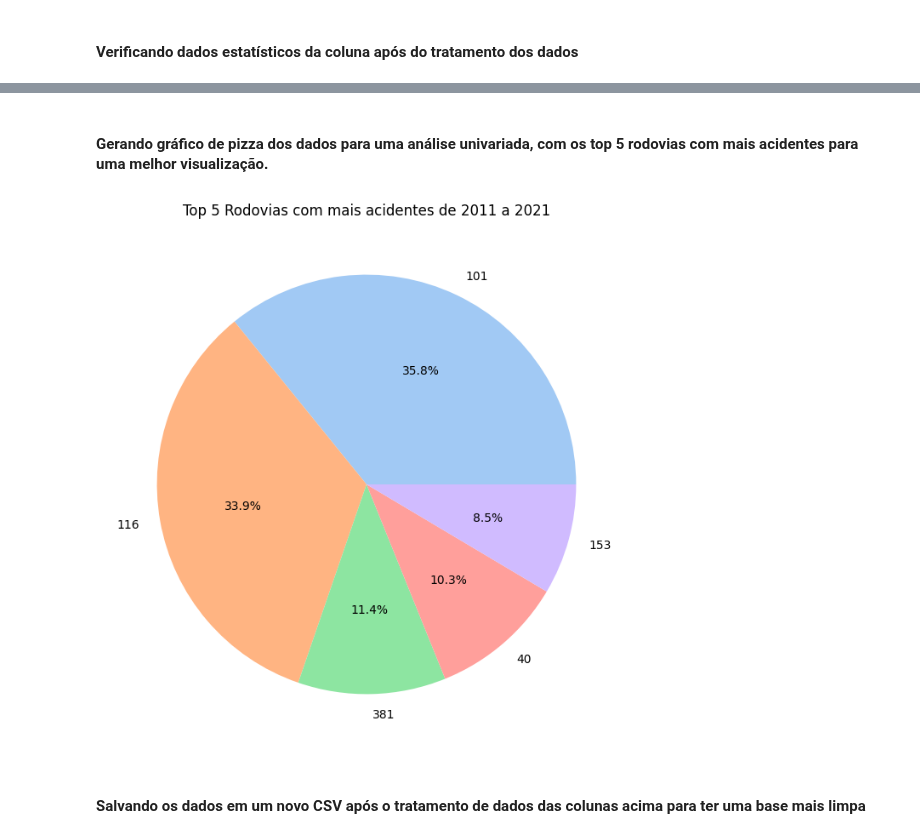
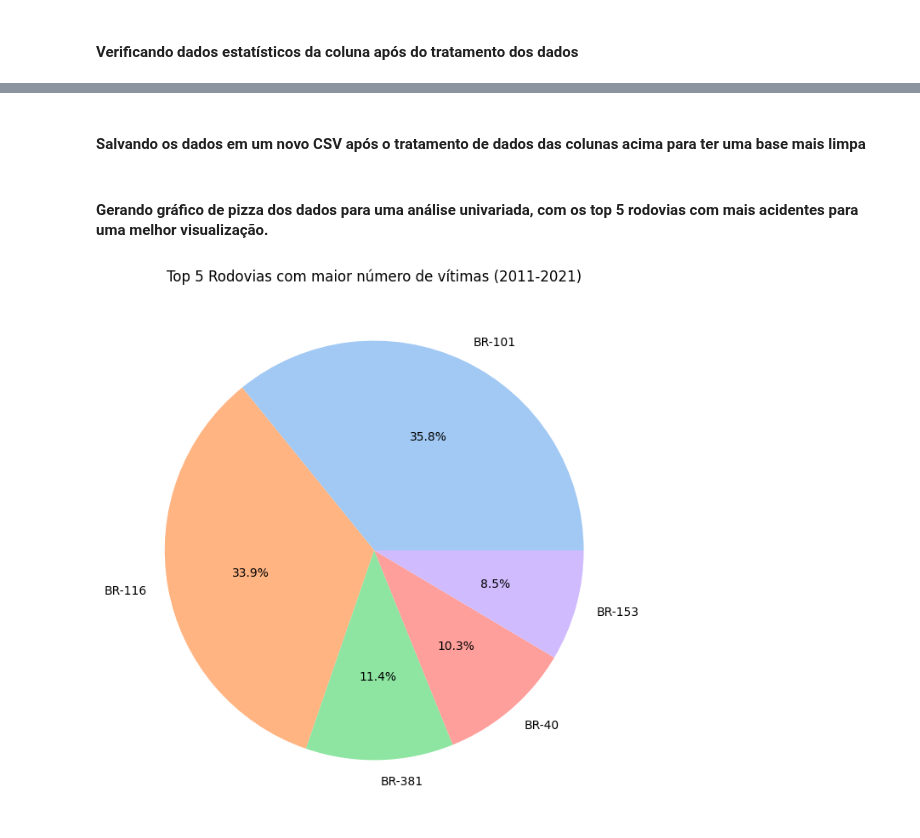
Before and after one commit to evidal1990/coderhouse_datascience, a Jupyter notebook: src/analysis/file_analysis_br.ipynb, the cells around one changed output, grey strips where cells are left out. Saved outputs shown, nothing was run; the diff lists cells and outputs as text; code cells hidden in the pictures.

Commit message:
Finalizando tratamento dos dados da coluna br

```diff
--- a/src/analysis/file_analysis_br.ipynb
+++ b/src/analysis/file_analysis_br.ipynb
@@ -8,7 +8,7 @@ import pandas as pd
 #### Lendo os dados da base única de 2011 a 2021
 # %%
 df_accidents = pd.read_csv(
-    "../../databases/acidentes2011_2021_tratado_v1.csv"
+    "../../databases/acidentes2011_2021.csv"
 )
 df_accidents.info()
 # %% [output]
@@ -67,3 +62,0 @@ np.int64(1399)
-# %%
-df_accidents["br"] = pd.to_numeric(df_accidents["br"], errors="coerce").astype("Int64")
-df_accidents["br"].isna().sum()
@@ -72 +63,7 @@ np.int64(1399)
+# %%
+br_column = pd.to_numeric(
+    df_accidents["br"], errors="coerce").fillna(0).astype("int")
+br_column = br_column.apply(
+    lambda data: f'BR-{data}' if data != 0 else "Desconhecido")
+df_accidents["br"] = br_column
 # %% [markdown]
@@ -92,19 +85,20 @@ Name: br, dtype: Float64
-# %% [markdown]
-#### Gerando gráfico de pizza dos dados para uma análise univariada, com os top 5 rodovias com mais acidentes para uma melhor visualização.
-# %%
-top_n = 5
-
-df_counts = df_accidents["br"].value_counts().nlargest(top_n).reset_index()
-df_counts.columns = ["Categoria", "Frequência"]
-
-plt.figure(figsize=(8, 8))
-plt.pie(df_counts["Frequência"], labels=df_counts["Categoria"], autopct="%1.1f%%", colors=sns.color_palette("pastel", len(df_counts)))
-plt.title(f'Top {top_n} Rodovias com mais acidentes de 2011 a 2021')
-plt.show()
-# %% [output]
-[figure, removed]
 # %% [markdown]
 #### Salvando os dados em um novo CSV após o tratamento de dados das colunas acima para ter uma base mais limpa
 # %%
 with open("../../databases/acidentes2011_2021_tratado_v1.csv", "w") as f:
     df_accidents.to_csv(f, index=False)
+# %% [markdown]
+#### Gerando gráfico de pizza dos dados para uma análise univariada, com os top 5 rodovias com mais acidentes para uma melhor visualização.
+# %%
+top_n = 5
+
+df_br = df_accidents["br"].value_counts().nlargest(top_n).reset_index()
+df_br.columns = ["br", "Frequência"]
+
+plt.figure(figsize=(8, 8))
+plt.pie(df_br["Frequência"], labels=df_br["br"],
+        autopct="%1.1f%%", colors=sns.color_palette("pastel", len(df_br)))
+plt.title(f'Top {top_n} Rodovias com maior número de vítimas (2011-2021)')
+plt.show()
+# %% [output]
+[figure, added]
```
Also changed, not shown: parts of 11 cells of this notebook, 1 other file.
